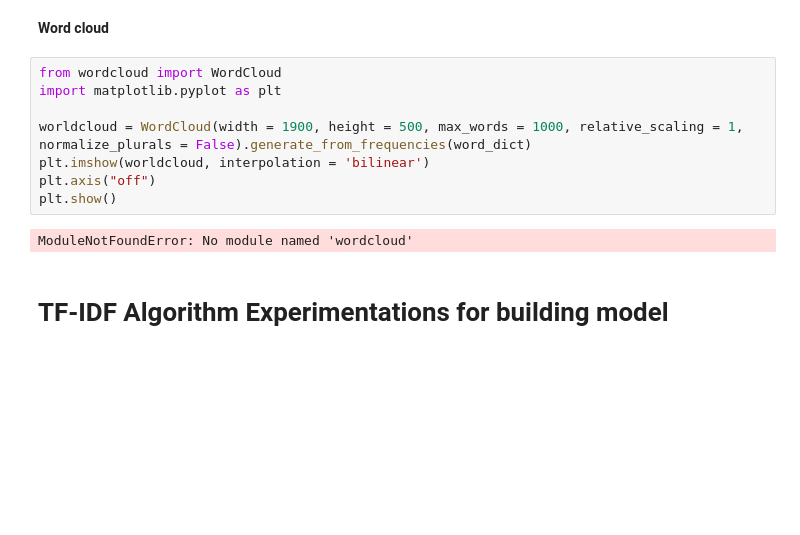
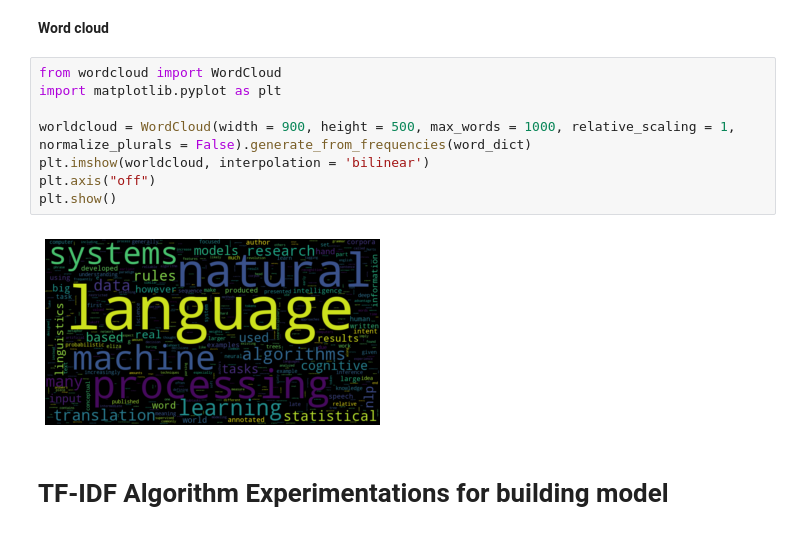
Before and after one commit to ruchi-032/Extractive_Text_Summarizer, a Jupyter notebook: Text_Summarization_Experiments.ipynb, the cells around one changed output. Drawn from its saved outputs; the diff is of its cells as text; blank space fills up the shorter version.

```diff
--- a/Text_Summarization_Experiments.ipynb
+++ b/Text_Summarization_Experiments.ipynb
@@ -171,13 +169,13 @@ ax = top_ten.plot.barh(x = None, y = 'counts', rot = 0)
 # %%
 from wordcloud import WordCloud
 import matplotlib.pyplot as plt
 
-worldcloud = WordCloud(width = 1900, height = 500, max_words = 1000, relative_scaling = 1, normalize_plurals = False).generate_from_frequencies(word_dict)
+worldcloud = WordCloud(width = 900, height = 500, max_words = 1000, relative_scaling = 1, normalize_plurals = False).generate_from_frequencies(word_dict)
 plt.imshow(worldcloud, interpolation = 'bilinear')
 plt.axis("off")
 plt.show()
 # %% [output]
-ModuleNotFoundError: No module named 'wordcloud'
+[figure, added]
 # %% [markdown]
 # TF-IDF Algorithm Experimentations for building model
 # %%
```
Also changed, not shown: parts of 6 cells of this notebook.
